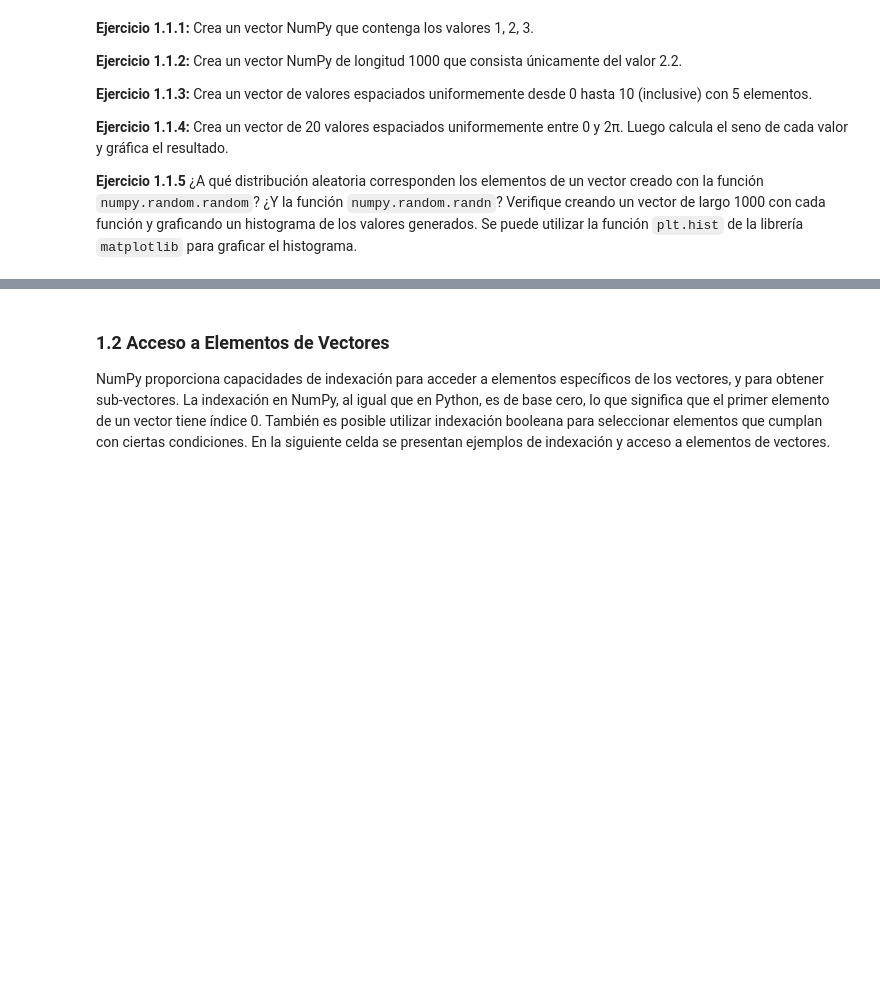
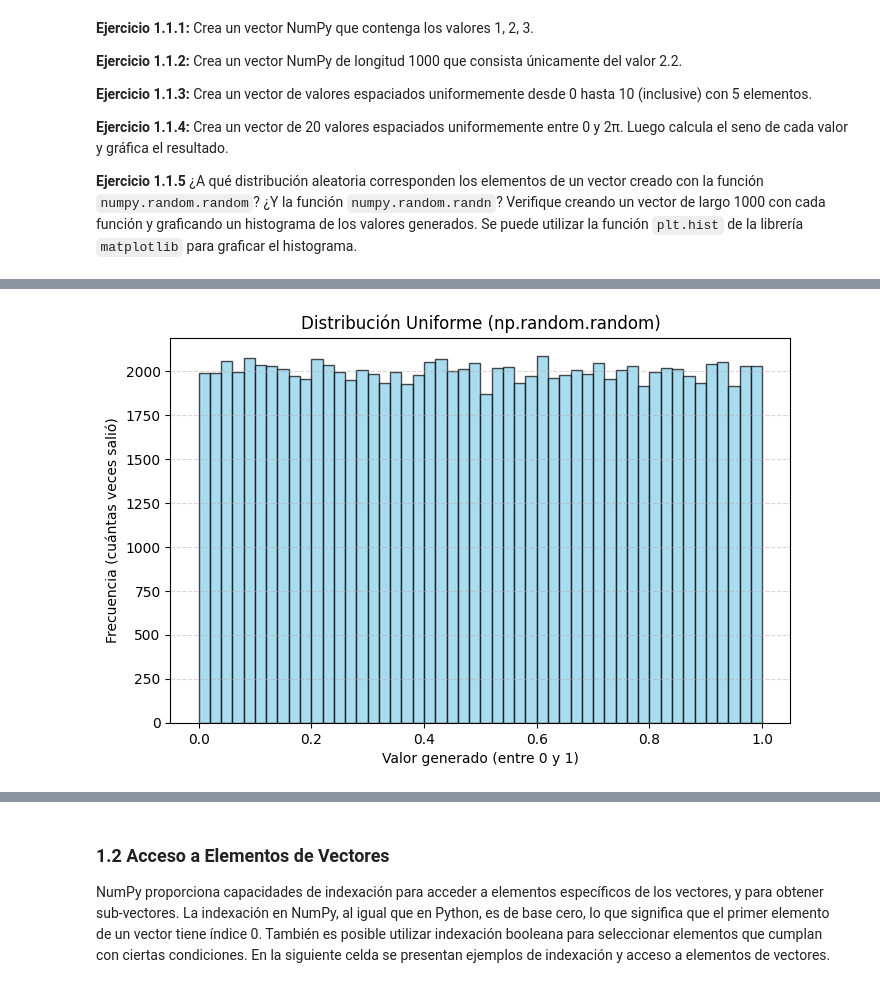
Before and after one commit to chihiroarias/Math-Machine-Learning, a Jupyter notebook: UNIT1/lab1.ipynb, the cells around one changed output, grey strips where cells are left out. Drawn from its saved outputs; the diff is of its cells as text; code cells hidden in the pictures; blank space fills up the shorter version.

```diff
--- a/UNIT1/lab1.ipynb
+++ b/UNIT1/lab1.ipynb
@@ -91,0 +174,19 @@ Error:
+# %%
+# 1. Generamos una gran cantidad de datos para que la distribución sea clara
+# Creamos 100,000 números aleatorios entre 0 y 1
+datos = np.random.random(100000)
+
+# 2. Creamos el histograma
+plt.figure(figsize=(8, 5))
+plt.hist(datos, bins=50, color='skyblue', edgecolor='black', alpha=0.7)
+
+# 3. Estética de la gráfica
+plt.title('Distribución Uniforme (np.random.random)')
+plt.xlabel('Valor generado (entre 0 y 1)')
+plt.ylabel('Frecuencia (cuántas veces salió)')
+plt.grid(axis='y', linestyle='--', alpha=0.5)
+
+# 4. Mostramos el resultado
+plt.show()
+# %% [output]
+[figure, added]
```
Also changed, not shown: parts of 34 cells of this notebook.
